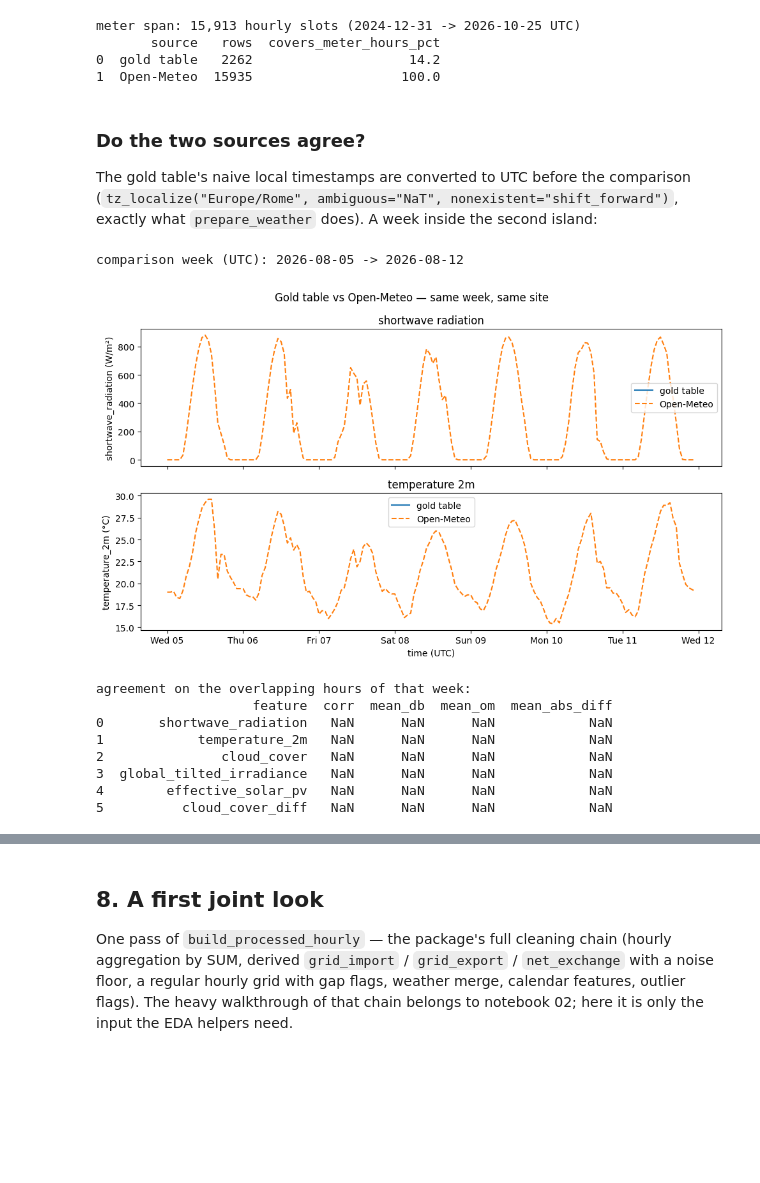
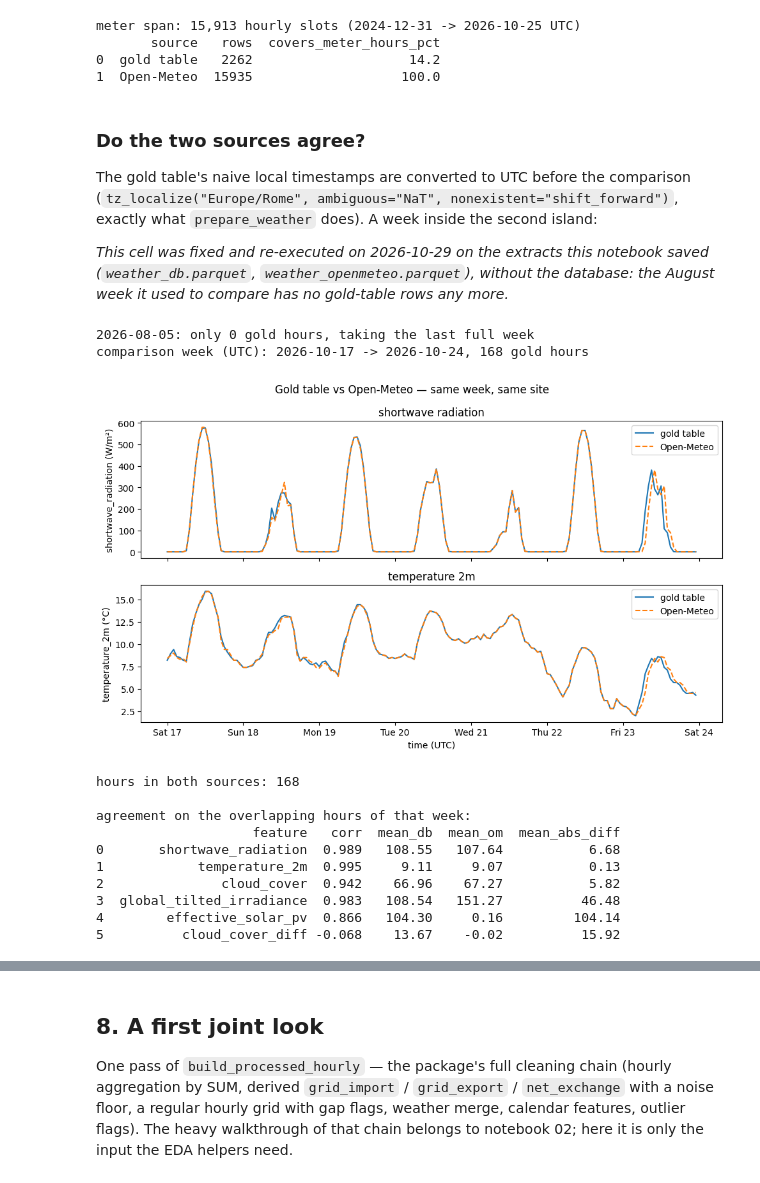
Before and after one commit to celine-eu/celine-forecasting, a Jupyter notebook: notebooks/01_data_loading_and_eda.ipynb, the cells around one changed output, grey strips where cells are left out. Saved outputs shown, nothing was run; the diff lists cells and outputs as text; code cells hidden in the pictures; blank space fills up the shorter version.

```diff
--- a/notebooks/01_data_loading_and_eda.ipynb
+++ b/notebooks/01_data_loading_and_eda.ipynb
@@ -1817,19 +1824,29 @@ meter span: 15,913 hourly slots (2024-12-31 -> 2026-10-25 UTC)
 The gold table's naive local timestamps are converted to UTC before the comparison
 (`tz_localize("Europe/Rome", ambiguous="NaT", nonexistent="shift_forward")`, exactly what
 `prepare_weather` does). A week inside the second island:
+
+*This cell was fixed and re-executed on 2026-10-29 on the extracts this notebook saved (`weather_db.parquet`, `weather_openmeteo.parquet`), without the database: the August week it used to compare has no gold-table rows any more.*
 # %%
 # Gold-table rows on a UTC clock; the ambiguous DST hour became NaT and is dropped.
 db_cmp = df_weather_db.copy()
 db_cmp["datetime_utc"] = db_utc
 db_cmp = db_cmp.dropna(subset=["datetime_utc"])
 
-# A week inside the second island — fall back to the last full week if it is not covered.
+# A week inside the second island. The gold table has holes, so a week inside its overall
+# span can still be empty: require the week to hold almost all of its 168 hours, else take
+# the last full week of the table.
+def gold_hours(start):
+    in_week = (db_cmp["datetime_utc"] >= start) & (db_cmp["datetime_utc"] < start + pd.Timedelta(days=7))
+    return int(in_week.sum())
+
+
 cmp_start = pd.Timestamp("2026-08-05", tz="UTC")
-covers_default_week = db_cmp["datetime_utc"].min() <= cmp_start <= db_cmp["datetime_utc"].max()
-if not covers_default_week:
+if gold_hours(cmp_start) < 160:
+    print(f"{cmp_start:%Y-%m-%d}: only {gold_hours(cmp_start)} gold hours, taking the last full week")
     cmp_start = db_cmp["datetime_utc"].max().floor("D") - pd.Timedelta(days=8)
 cmp_end = cmp_start + pd.Timedelta(days=7)
-print(f"comparison week (UTC): {cmp_start:%Y-%m-%d} -> {cmp_end:%Y-%m-%d}")
+print(f"comparison week (UTC): {cmp_start:%Y-%m-%d} -> {cmp_end:%Y-%m-%d}, "
+      f"{gold_hours(cmp_start)} gold hours")
 
 in_week_db = (db_cmp["datetime_utc"] >= cmp_start) & (db_cmp["datetime_utc"] < cmp_end)
 a = db_cmp[in_week_db].set_index("datetime_utc")
@@ -1840,43 +1857,48 @@ b = b.sort_index()
 
 fig, axes = plt.subplots(2, 1, figsize=(10, 6), sharex=True)
 for ax, col, unit in [(axes[0], "shortwave_radiation", "W/m²"),
                       (axes[1], "temperature_2m", "°C")]:
     ax.plot(a.index, a[col], color="tab:blue", label="gold table")
     ax.plot(b.index, b[col], color="tab:orange", linestyle="--", label="Open-Meteo")
     ax.set_title(col.replace("_", " "))
     ax.set_ylabel(f"{col} ({unit})")
     ax.legend()
 axes[1].xaxis.set_major_formatter(mdates.DateFormatter("%a %d"))
 axes[1].set_xlabel("time (UTC)")
 fig.suptitle("Gold table vs Open-Meteo — same week, same site")
 plt.tight_layout()
 plt.show()
 
 # Numeric agreement on the hours both sources have.
 joined = a.join(b, how="inner", lsuffix="_db", rsuffix="_om")
+assert len(joined), "no hour is in both sources: nothing to compare"
+print("hours in both sources:", len(joined))
 rows = []
 for col in ["shortwave_radiation", "temperature_2m", "cloud_cover",
             "global_tilted_irradiance", "effective_solar_pv", "cloud_cover_diff"]:
     x = joined[f"{col}_db"]
     y = joined[f"{col}_om"]
     rows.append({"feature": col,
                  "corr": round(x.corr(y), 3),
                  "mean_db": round(x.mean(), 2),
                  "mean_om": round(y.mean(), 2),
                  "mean_abs_diff": round((x - y).abs().mean(), 2)})
 print("\nagreement on the overlapping hours of that week:")
 print(pd.DataFrame(rows))
 # %% [output]
-comparison week (UTC): 2026-08-05 -> 2026-08-12
+2026-08-05: only 0 gold hours, taking the last full week
+comparison week (UTC): 2026-10-17 -> 2026-10-24, 168 gold hours
-[figure, old version]
+[figure, new version]
+hours in both sources: 168
+
 agreement on the overlapping hours of that week:
-                    feature  corr  mean_db  mean_om  mean_abs_diff
-0       shortwave_radiation   NaN      NaN      NaN            NaN
-1            temperature_2m   NaN      NaN      NaN            NaN
-2               cloud_cover   NaN      NaN      NaN            NaN
-3  global_tilted_irradiance   NaN      NaN      NaN            NaN
-4        effective_solar_pv   NaN      NaN      NaN            NaN
-5          cloud_cover_diff   NaN      NaN      NaN            NaN
+                    feature   corr  mean_db  mean_om  mean_abs_diff
+0       shortwave_radiation  0.989   108.55   107.64           6.68
+1            temperature_2m  0.995     9.11     9.07           0.13
+2               cloud_cover  0.942    66.96    67.27           5.82
+3  global_tilted_irradiance  0.983   108.54   151.27          46.48
+4        effective_solar_pv  0.866   104.30     0.16         104.14
+5          cloud_cover_diff -0.068    13.67    -0.02          15.92
 # %% [markdown]
 The Open-Meteo complement is gap-free: `download_weather_features` takes the ICON-D2
 history from the Historical Forecast API, which has no unfinalised tail. An earlier
```
Also changed, not shown: parts of 7 cells of this notebook, 2 other files.
